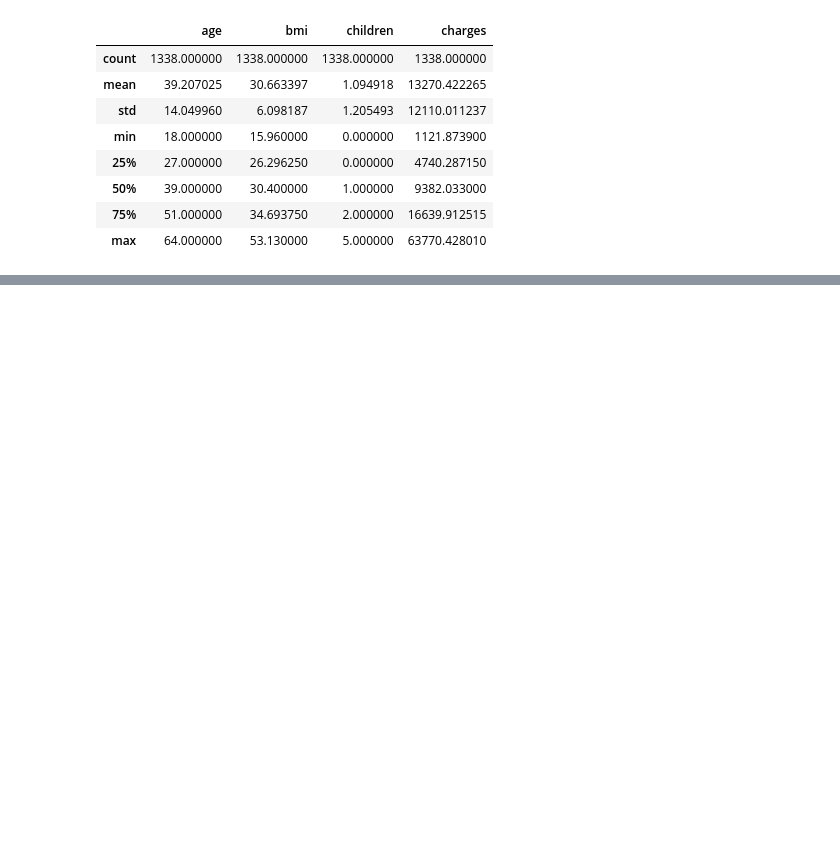
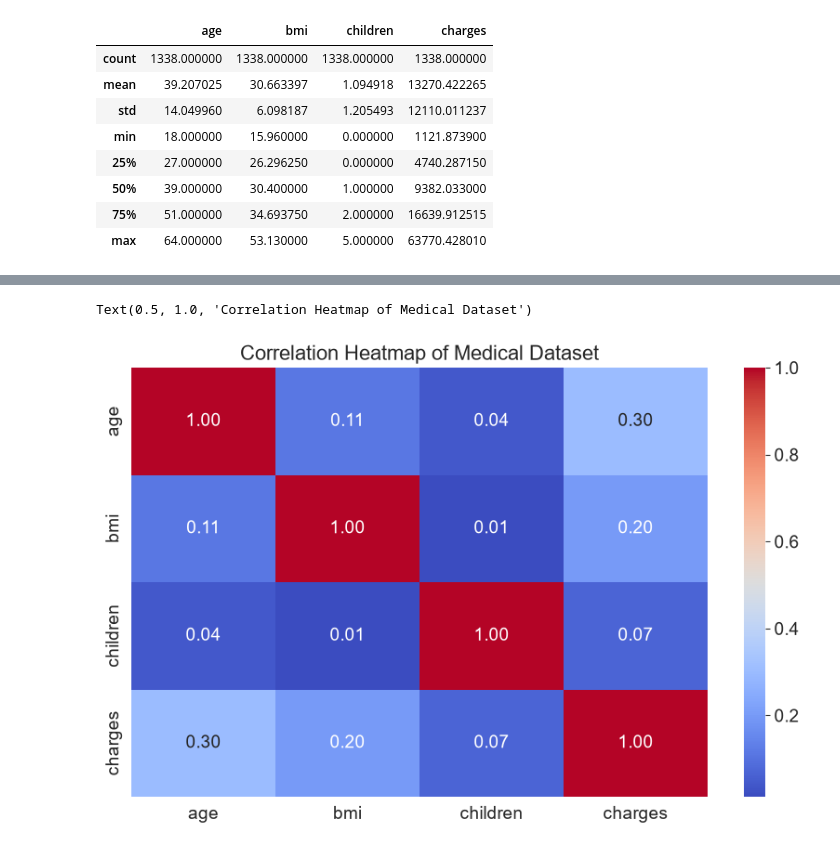
Before and after one commit to naren1003/Medical-Expendituer-calc, a Jupyter notebook: jy_ml.ipynb, the cells around one changed output, grey strips where cells are left out. Cells and saved outputs as stored; diff of their text form; code cells hidden in the pictures; blank space fills up the shorter version.

```diff
--- a/jy_ml.ipynb
+++ b/jy_ml.ipynb
@@ -68,0 +199,6 @@ ML setup is working!
+# %%
+sns.heatmap(medical_df.corr(numeric_only=True), annot=True, cmap='coolwarm', fmt='.2f')
+plt.title('Correlation Heatmap of Medical Dataset', fontsize=16)
+# %% [output]
+Text(0.5, 1.0, 'Correlation Heatmap of Medical Dataset')
+[figure, added]
```
Also changed, not shown: parts of 24 cells of this notebook.
